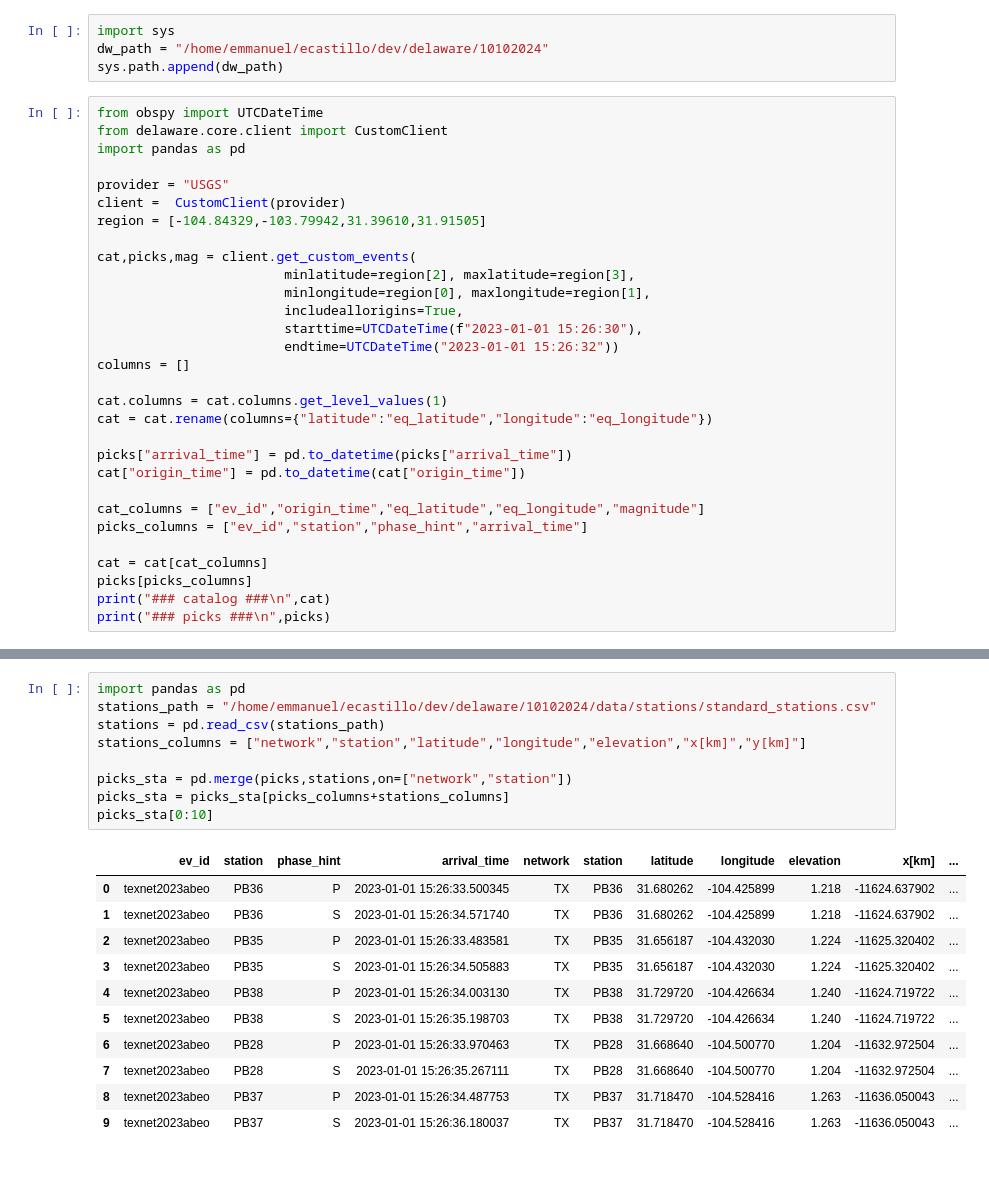
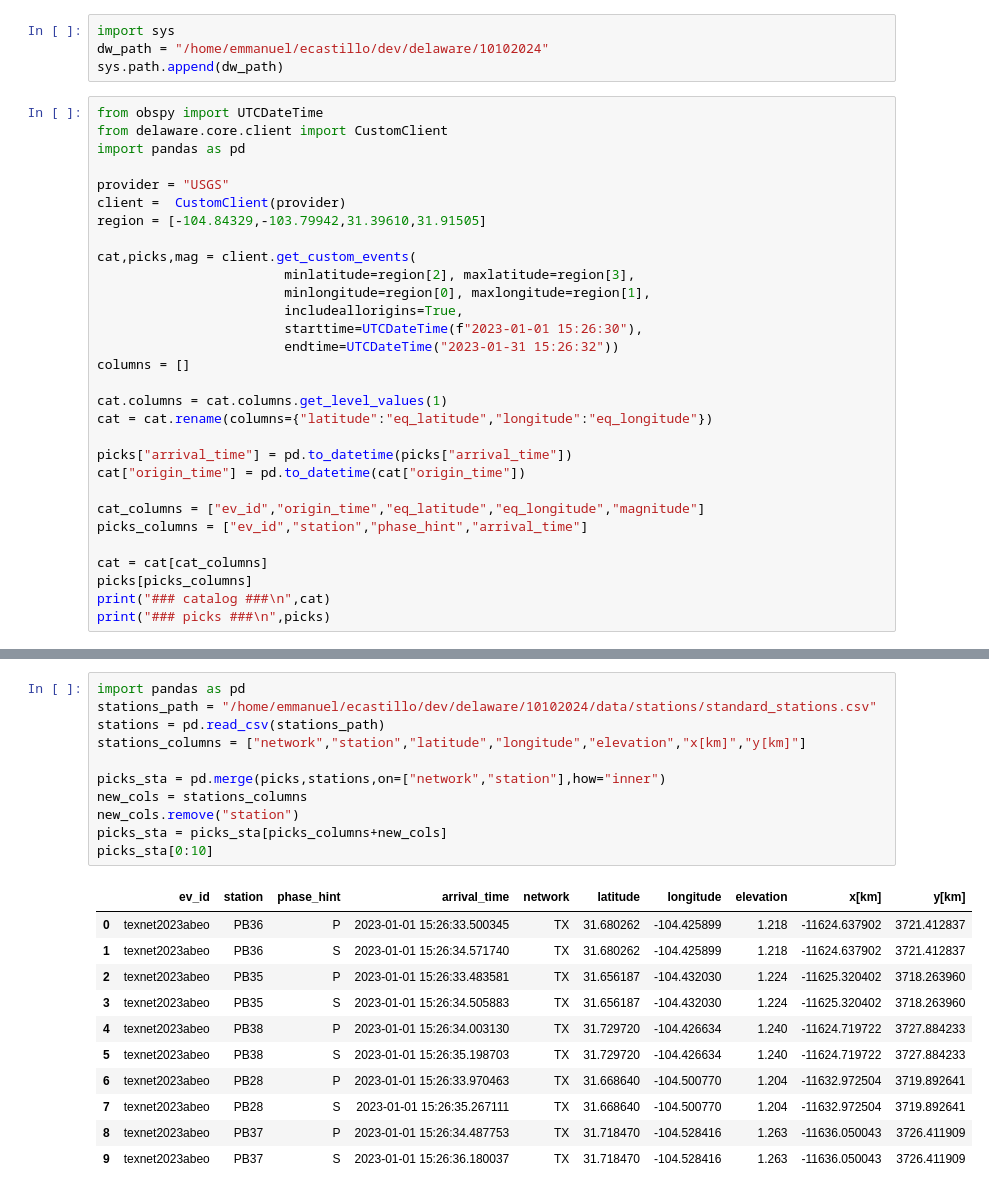
Before and after one commit to ecastillot/delaware, a Jupyter notebook: 10102024/script/pso/note_pso_depth.ipynb, the cells around one changed output, grey strips where cells are left out. Drawn from its saved outputs; the diff is of its cells as text.

```diff
--- a/10102024/script/pso/note_pso_depth.ipynb
+++ b/10102024/script/pso/note_pso_depth.ipynb
@@ -16,7 +16,7 @@ cat,picks,mag = client.get_custom_events(
                         minlongitude=region[0], maxlongitude=region[1],
                         includeallorigins=True,
                         starttime=UTCDateTime(f"2023-01-01 15:26:30"),
-                        endtime=UTCDateTime("2023-01-01 15:26:32"))
+                        endtime=UTCDateTime("2023-01-31 15:26:32"))
 columns = []
 
 cat.columns = cat.columns.get_level_values(1)
@@ -53,24 +35,26 @@ print("### picks ###\n",picks)
 # %%
 import pandas as pd
 stations_path = "/home/emmanuel/ecastillo/dev/delaware/10102024/data/stations/standard_stations.csv"
 stations = pd.read_csv(stations_path)
 stations_columns = ["network","station","latitude","longitude","elevation","x[km]","y[km]"]
 
-picks_sta = pd.merge(picks,stations,on=["network","station"])
-picks_sta = picks_sta[picks_columns+stations_columns]
+picks_sta = pd.merge(picks,stations,on=["network","station"],how="inner")
+new_cols = stations_columns
+new_cols.remove("station")
+picks_sta = picks_sta[picks_columns+new_cols]
 picks_sta[0:10]
 # %% [output]
-|  | ev_id | station | phase_hint | arrival_time | network | station | latitude | longitude | elevation | x[km] | ... |
-| 0 | texnet2023abeo | PB36 | P | 2023-01-01 15:26:33.500345 | TX | PB36 | 31.680262 | -104.425899 | 1.218 | -11624.637902 | ... |
-| 1 | texnet2023abeo | PB36 | S | 2023-01-01 15:26:34.571740 | TX | PB36 | 31.680262 | -104.425899 | 1.218 | -11624.637902 | ... |
-| 2 | texnet2023abeo | PB35 | P | 2023-01-01 15:26:33.483581 | TX | PB35 | 31.656187 | -104.432030 | 1.224 | -11625.320402 | ... |
-| 3 | texnet2023abeo | PB35 | S | 2023-01-01 15:26:34.505883 | TX | PB35 | 31.656187 | -104.432030 | 1.224 | -11625.320402 | ... |
-| 4 | texnet2023abeo | PB38 | P | 2023-01-01 15:26:34.003130 | TX | PB38 | 31.729720 | -104.426634 | 1.240 | -11624.719722 | ... |
-| 5 | texnet2023abeo | PB38 | S | 2023-01-01 15:26:35.198703 | TX | PB38 | 31.729720 | -104.426634 | 1.240 | -11624.719722 | ... |
-| 6 | texnet2023abeo | PB28 | P | 2023-01-01 15:26:33.970463 | TX | PB28 | 31.668640 | -104.500770 | 1.204 | -11632.972504 | ... |
-| 7 | texnet2023abeo | PB28 | S | 2023-01-01 15:26:35.267111 | TX | PB28 | 31.668640 | -104.500770 | 1.204 | -11632.972504 | ... |
-| 8 | texnet2023abeo | PB37 | P | 2023-01-01 15:26:34.487753 | TX | PB37 | 31.718470 | -104.528416 | 1.263 | -11636.050043 | ... |
-| 9 | texnet2023abeo | PB37 | S | 2023-01-01 15:26:36.180037 | TX | PB37 | 31.718470 | -104.528416 | 1.263 | -11636.050043 | ... |
+|  | ev_id | station | phase_hint | arrival_time | network | latitude | longitude | elevation | x[km] | y[km] |
+| 0 | texnet2023abeo | PB36 | P | 2023-01-01 15:26:33.500345 | TX | 31.680262 | -104.425899 | 1.218 | -11624.637902 | 3721.412837 |
+| 1 | texnet2023abeo | PB36 | S | 2023-01-01 15:26:34.571740 | TX | 31.680262 | -104.425899 | 1.218 | -11624.637902 | 3721.412837 |
+| 2 | texnet2023abeo | PB35 | P | 2023-01-01 15:26:33.483581 | TX | 31.656187 | -104.432030 | 1.224 | -11625.320402 | 3718.263960 |
+| 3 | texnet2023abeo | PB35 | S | 2023-01-01 15:26:34.505883 | TX | 31.656187 | -104.432030 | 1.224 | -11625.320402 | 3718.263960 |
+| 4 | texnet2023abeo | PB38 | P | 2023-01-01 15:26:34.003130 | TX | 31.729720 | -104.426634 | 1.240 | -11624.719722 | 3727.884233 |
+| 5 | texnet2023abeo | PB38 | S | 2023-01-01 15:26:35.198703 | TX | 31.729720 | -104.426634 | 1.240 | -11624.719722 | 3727.884233 |
+| 6 | texnet2023abeo | PB28 | P | 2023-01-01 15:26:33.970463 | TX | 31.668640 | -104.500770 | 1.204 | -11632.972504 | 3719.892641 |
+| 7 | texnet2023abeo | PB28 | S | 2023-01-01 15:26:35.267111 | TX | 31.668640 | -104.500770 | 1.204 | -11632.972504 | 3719.892641 |
+| 8 | texnet2023abeo | PB37 | P | 2023-01-01 15:26:34.487753 | TX | 31.718470 | -104.528416 | 1.263 | -11636.050043 | 3726.411909 |
+| 9 | texnet2023abeo | PB37 | S | 2023-01-01 15:26:36.180037 | TX | 31.718470 | -104.528416 | 1.263 | -11636.050043 | 3726.411909 |
 # %%
 picks_eq = pd.merge(picks_sta,cat,on=["ev_id"])
 picks_eq[0:10]
```
Also changed, not shown: parts of 7 cells of this notebook.
